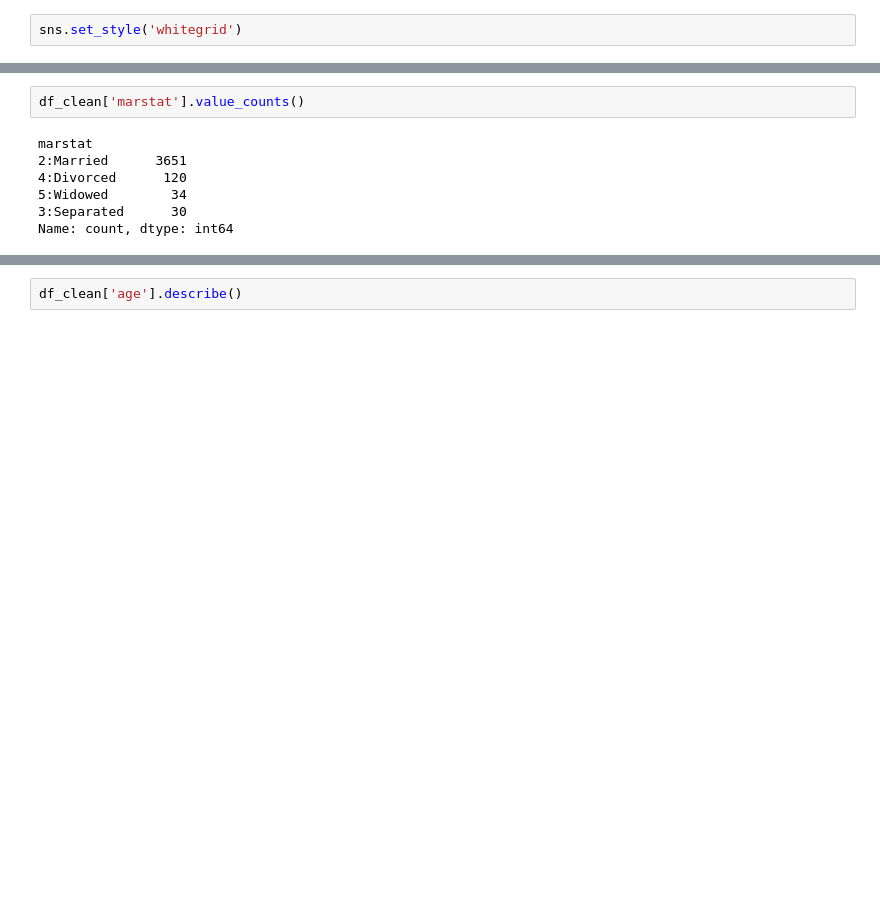
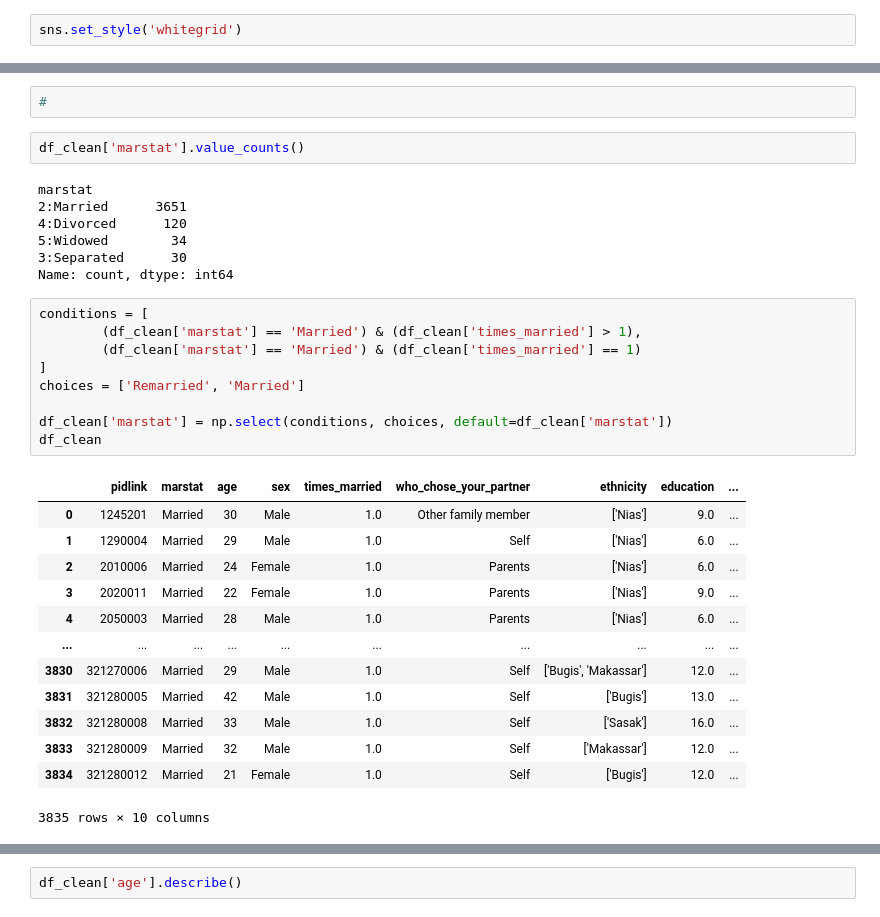
Before and after one commit to Poor1ST/ifls, a Jupyter notebook: process.ipynb, the cells around one changed output, grey strips where cells are left out. Drawn from its saved outputs; the diff is of its cells as text; blank space fills up the shorter version.

```diff
--- a/process.ipynb
+++ b/process.ipynb
@@ -1097,4 +1101,6 @@ df_clean
 3835 rows × 10 columns
+# %%
+#
 # %%
 df_clean['marstat'].value_counts()
 # %% [output]
@@ -1104,3 +1110,26 @@ marstat
 5:Widowed        34
 3:Separated      30
 Name: count, dtype: int64
+# %%
+conditions = [
+        (df_clean['marstat'] == 'Married') & (df_clean['times_married'] > 1),
+        (df_clean['marstat'] == 'Married') & (df_clean['times_married'] == 1)
+]
+choices = ['Remarried', 'Married']
+
+df_clean['marstat'] = np.select(conditions, choices, default=df_clean['marstat'])
+df_clean
+# %% [output]
+|  | pidlink | marstat | age | sex | times_married | who_chose_your_partner | ethnicity | education | ... |
+| 0 | 1245201 | Married | 30 | Male | 1.0 | Other family member | ['Nias'] | 9.0 | ... |
+| 1 | 1290004 | Married | 29 | Male | 1.0 | Self | ['Nias'] | 6.0 | ... |
+| 2 | 2010006 | Married | 24 | Female | 1.0 | Parents | ['Nias'] | 6.0 | ... |
+| 3 | 2020011 | Married | 22 | Female | 1.0 | Parents | ['Nias'] | 9.0 | ... |
+| 4 | 2050003 | Married | 28 | Male | 1.0 | Parents | ['Nias'] | 6.0 | ... |
+| ... | ... | ... | ... | ... | ... | ... | ... | ... | ... |
+| 3830 | 321270006 | Married | 29 | Male | 1.0 | Self | ['Bugis', 'Makassar'] | 12.0 | ... |
+| 3831 | 321280005 | Married | 42 | Male | 1.0 | Self | ['Bugis'] | 13.0 | ... |
+| 3832 | 321280008 | Married | 33 | Male | 1.0 | Self | ['Sasak'] | 16.0 | ... |
+| 3833 | 321280009 | Married | 32 | Male | 1.0 | Self | ['Makassar'] | 12.0 | ... |
+| 3834 | 321280012 | Married | 21 | Female | 1.0 | Self | ['Bugis'] | 12.0 | ... |
+3835 rows × 10 columns
```
Also changed, not shown: parts of 12 cells of this notebook, 7 other files.
